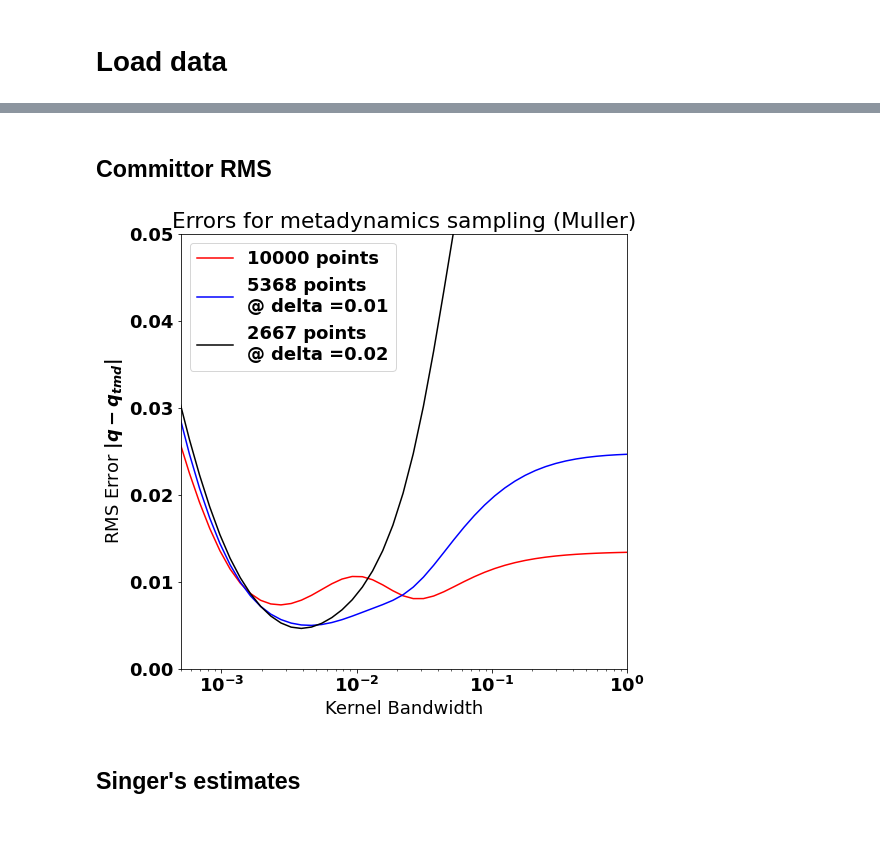
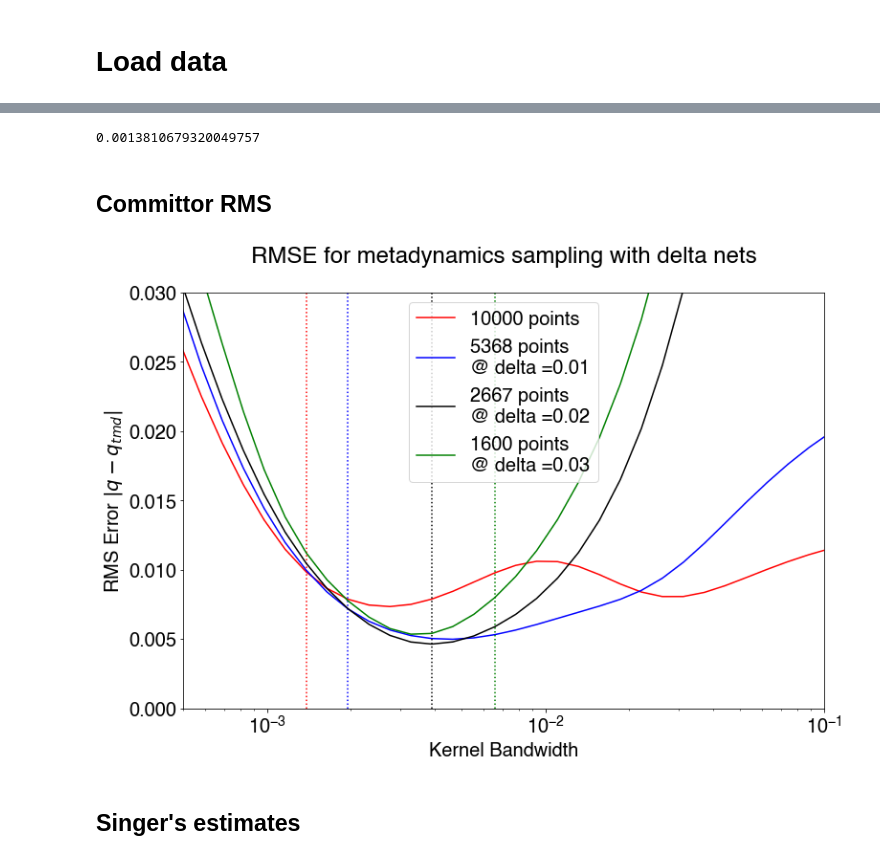
Before and after one commit to ShashankSule/TMDmaps, a Jupyter notebook: data/Muller/error_data/Error driver.ipynb, the cells around one changed output, grey strips where cells are left out. Drawn from its saved outputs; the diff is of its cells as text; code cells hidden in the pictures; blank space fills up the shorter version.

Commit message:
Generated plots
Switched font to Helvetica!

```diff
--- a/data/Muller/error_data/Error driver.ipynb
+++ b/data/Muller/error_data/Error driver.ipynb
@@ -27,9 +27,9 @@ from joblib import Parallel, delayed
 import multiprocessing
 import itertools
 # %%
-font = {'family' : 'normal',
-        'weight' : 'bold',
-        'size'   : 18}
+font = {'family' : 'Helvetica',
+        'weight' : 'normal',
+        'size'   : 20}
 
 plt.rc('font', **font)
 # %% [markdown]
@@ -45,33 +50,39 @@ N_pts = results['N_points'][:,:,0,0]
+# %%
+args['epsilons'][np.argmax(np.gradient(np.log(sestimates[:,0])))]
+# %% [output]
+0.0013810679320049757
 # %% [markdown]
 ## Committor RMS
 # %%
-fig, ax3 = plt.subplots(figsize = (8,8))
+fig, ax3 = plt.subplots(figsize = (12,8))
 colors_FEM = iter(plt.cm.jet(np.linspace(0,1,3)))
 colors_FEM = iter(["Red", "Blue", "Black", "Green", "Purple"])
 ax3.set(xscale = "log")
-for j in range(3):
+for j in range(4):
     i = j
+    epsilon_opt = args['epsilons'][np.argmax(np.gradient(np.log(sestimates[:,i])))]
     if j == 0:
         color = next(colors_FEM)
         ax3.plot(args['epsilons'], errors[:,i],
                  color = color,
                  # lw = 2.5,
                  label = str(int(N_pts[0,i])) + " points")
+        ax3.axvline(x=epsilon_opt,color=color, linestyle='dotted')
     else:
         color = next(colors_FEM)
         ax3.plot(args['epsilons'], errors[:,i],
                  color = color,
                  # lw = 2.5,
                  label = str(int(int(N_pts[0,i]))) + " points \n@ delta =" + str(round(args['deltas'][i],2)))
-
+        ax3.axvline(x=epsilon_opt,color=color, linestyle='dotted')
 ax3.legend(loc = 'best')
-ax3.set(ylim = (0.0,0.05))
-ax3.set(xlim = (5*1e-4, 1.0))
-ax3.set(title = "Errors for metadynamics sampling (Muller)")
+ax3.set(ylim = (0.0,0.03))
+ax3.set(xlim = (5*1e-4, 1e-1))
+ax3.set(title = "RMSE for metadynamics sampling with delta nets\n")
 ax3.set(ylabel = "RMS Error $\|q-q_{tmd}\|$", xlabel = "Kernel Bandwidth");
-# fig.savefig("q_errors.pdf", bbox_inches="tight")
+fig.savefig("q_errors_metadynamics.pdf", bbox_inches="tight")
 # %% [output]
-[figure, old version]
+[figure, new version]
 # %% [markdown]
 ## Singer's estimates
 # %%
```
Also changed, not shown: parts of 4 cells of this notebook, 9 other files.
